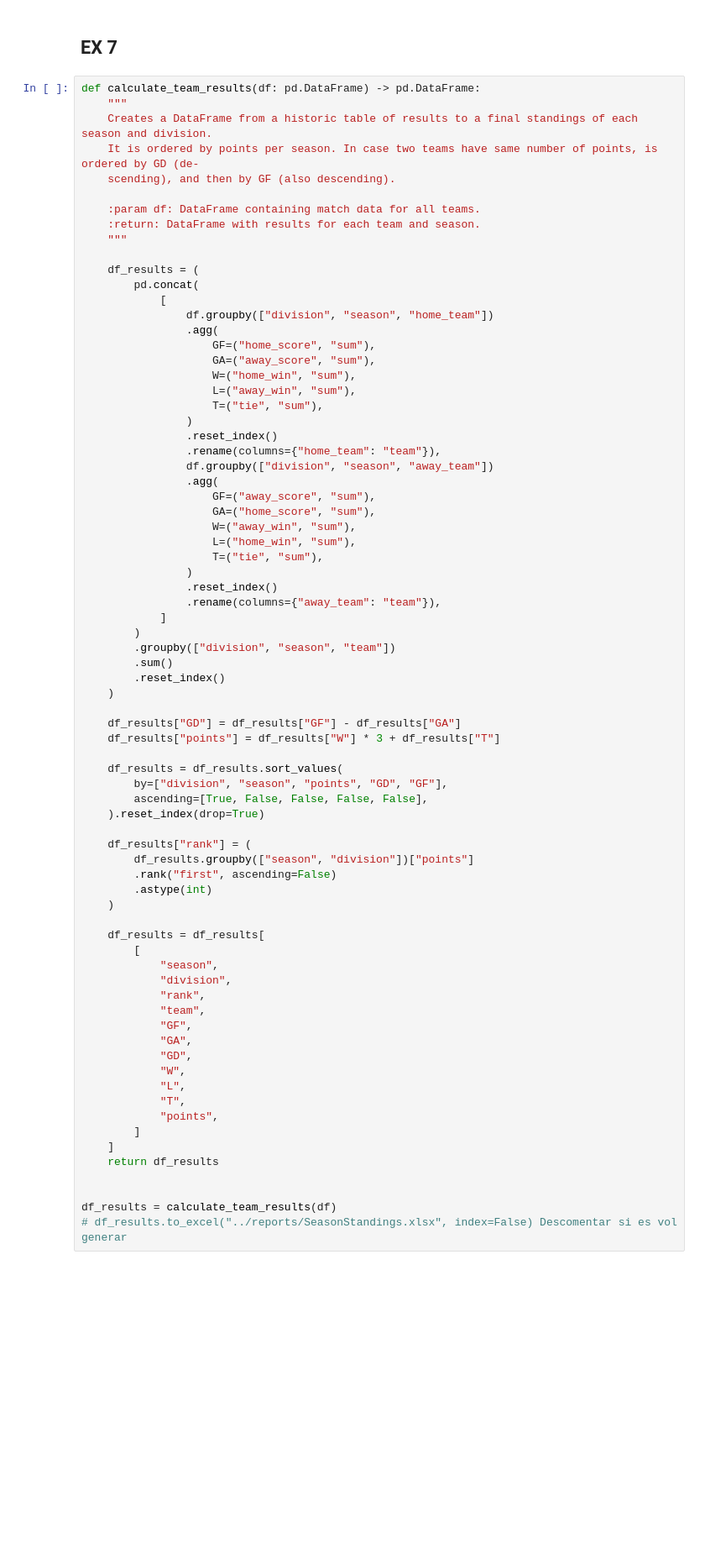
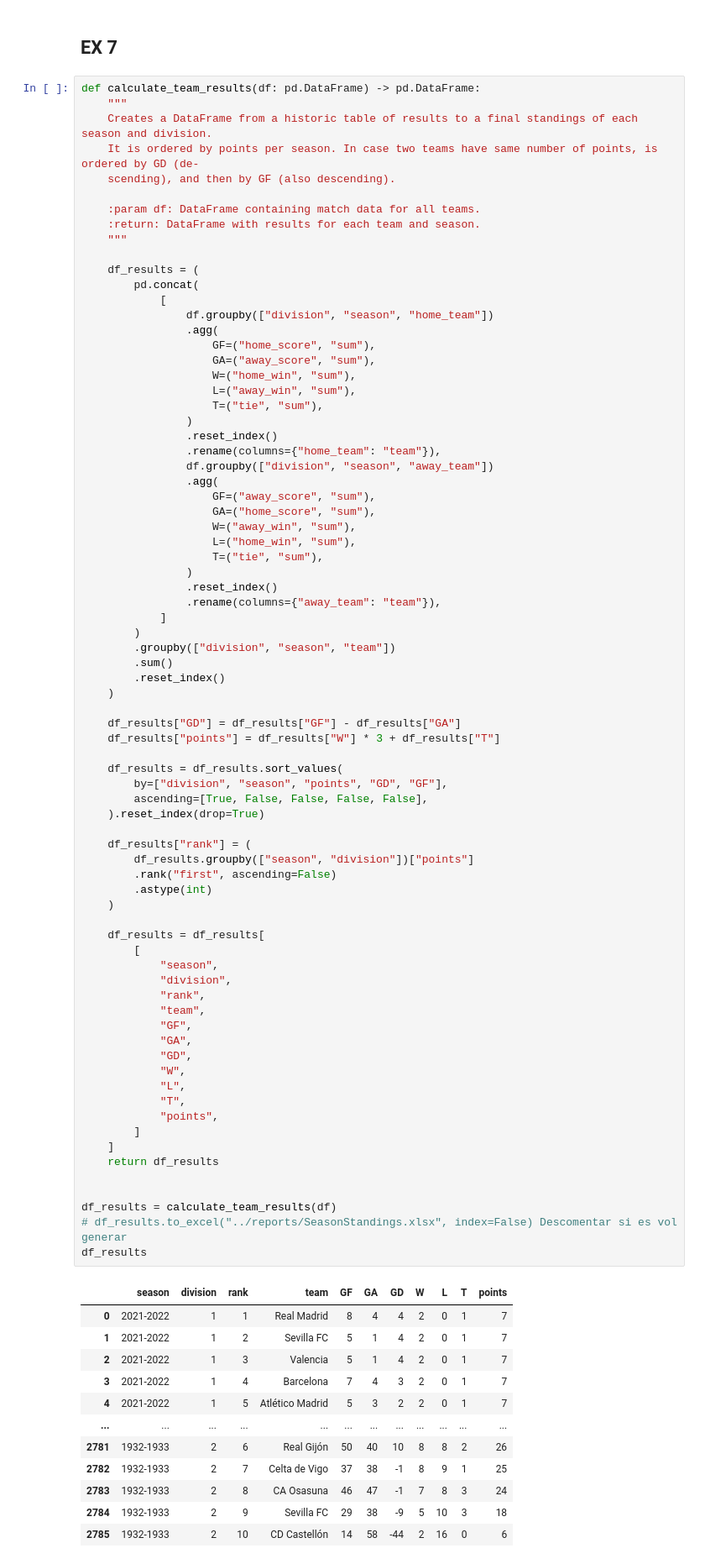
Before and after one commit to tinchit0/la-quiniela, a Jupyter notebook: analysis/LaLigaDataAnalysis.ipynb, the cells around one changed output. Shown: that part at 84% size. Cells and saved outputs as stored; diff of their text form; blank space fills up the shorter version.

```diff
--- a/analysis/LaLigaDataAnalysis.ipynb
+++ b/analysis/LaLigaDataAnalysis.ipynb
@@ -578,30 +504,44 @@ def calculate_team_results(df: pd.DataFrame) -> pd.DataFrame:
         by=["division", "season", "points", "GD", "GF"],
         ascending=[True, False, False, False, False],
     ).reset_index(drop=True)
 
     df_results["rank"] = (
         df_results.groupby(["season", "division"])["points"]
         .rank("first", ascending=False)
         .astype(int)
     )
 
     df_results = df_results[
         [
             "season",
             "division",
             "rank",
             "team",
             "GF",
             "GA",
             "GD",
             "W",
             "L",
             "T",
             "points",
         ]
     ]
     return df_results
 
 
 df_results = calculate_team_results(df)
 # df_results.to_excel("../reports/SeasonStandings.xlsx", index=False) Descomentar si es vol generar
+df_results
+# %% [output]
+|  | season | division | rank | team | GF | GA | GD | W | L | T | points |
+| 0 | 2021-2022 | 1 | 1 | Real Madrid | 8 | 4 | 4 | 2 | 0 | 1 | 7 |
+| 1 | 2021-2022 | 1 | 2 | Sevilla FC | 5 | 1 | 4 | 2 | 0 | 1 | 7 |
+| 2 | 2021-2022 | 1 | 3 | Valencia | 5 | 1 | 4 | 2 | 0 | 1 | 7 |
+| 3 | 2021-2022 | 1 | 4 | Barcelona | 7 | 4 | 3 | 2 | 0 | 1 | 7 |
+| 4 | 2021-2022 | 1 | 5 | Atlético Madrid | 5 | 3 | 2 | 2 | 0 | 1 | 7 |
+| ... | ... | ... | ... | ... | ... | ... | ... | ... | ... | ... | ... |
+| 2781 | 1932-1933 | 2 | 6 | Real Gijón | 50 | 40 | 10 | 8 | 8 | 2 | 26 |
+| 2782 | 1932-1933 | 2 | 7 | Celta de Vigo | 37 | 38 | -1 | 8 | 9 | 1 | 25 |
+| 2783 | 1932-1933 | 2 | 8 | CA Osasuna | 46 | 47 | -1 | 7 | 8 | 3 | 24 |
+| 2784 | 1932-1933 | 2 | 9 | Sevilla FC | 29 | 38 | -9 | 5 | 10 | 3 | 18 |
+| 2785 | 1932-1933 | 2 | 10 | CD Castellón | 14 | 58 | -44 | 2 | 16 | 0 | 6 |
```
Also changed, not shown: parts of 17 cells of this notebook.
